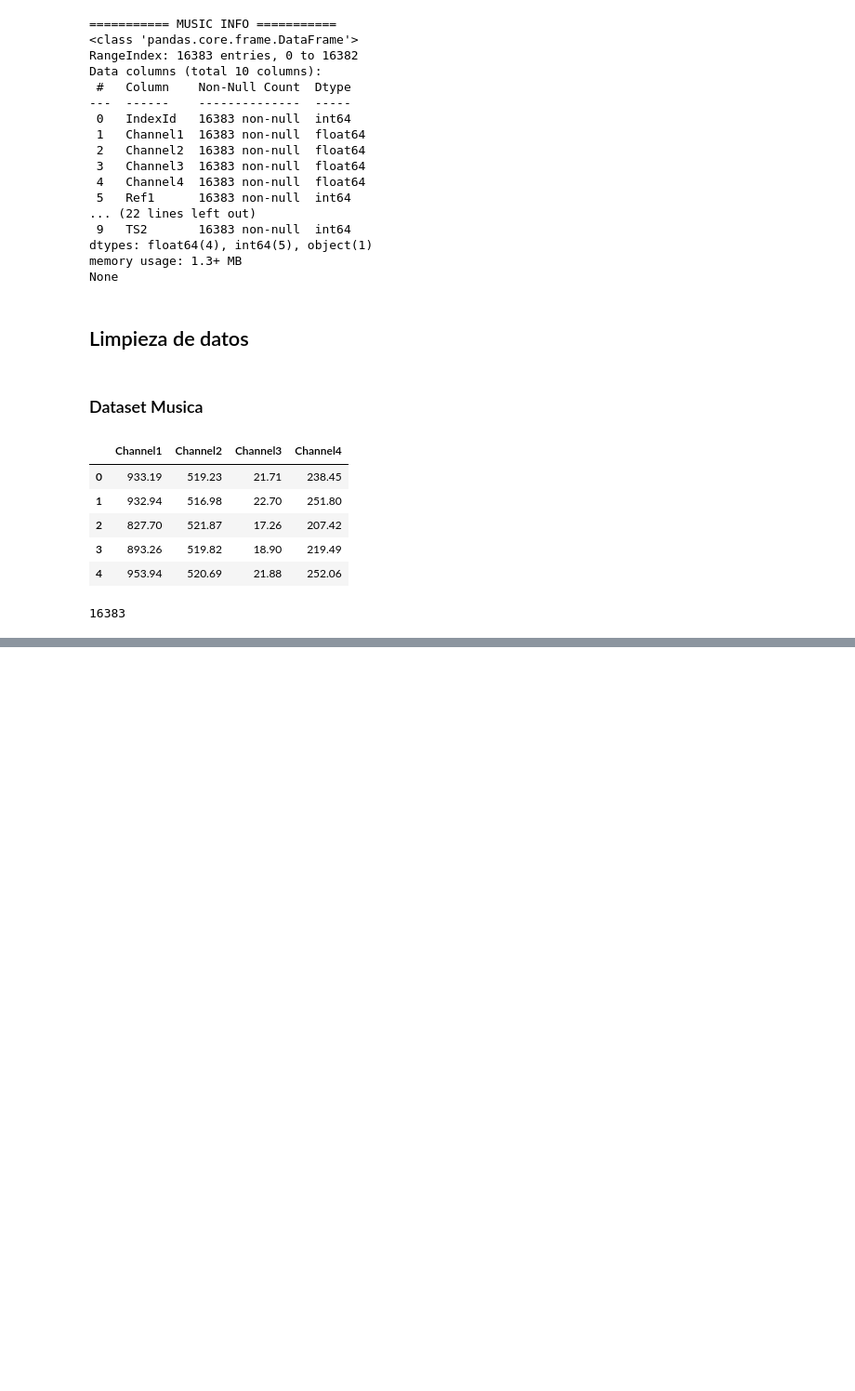
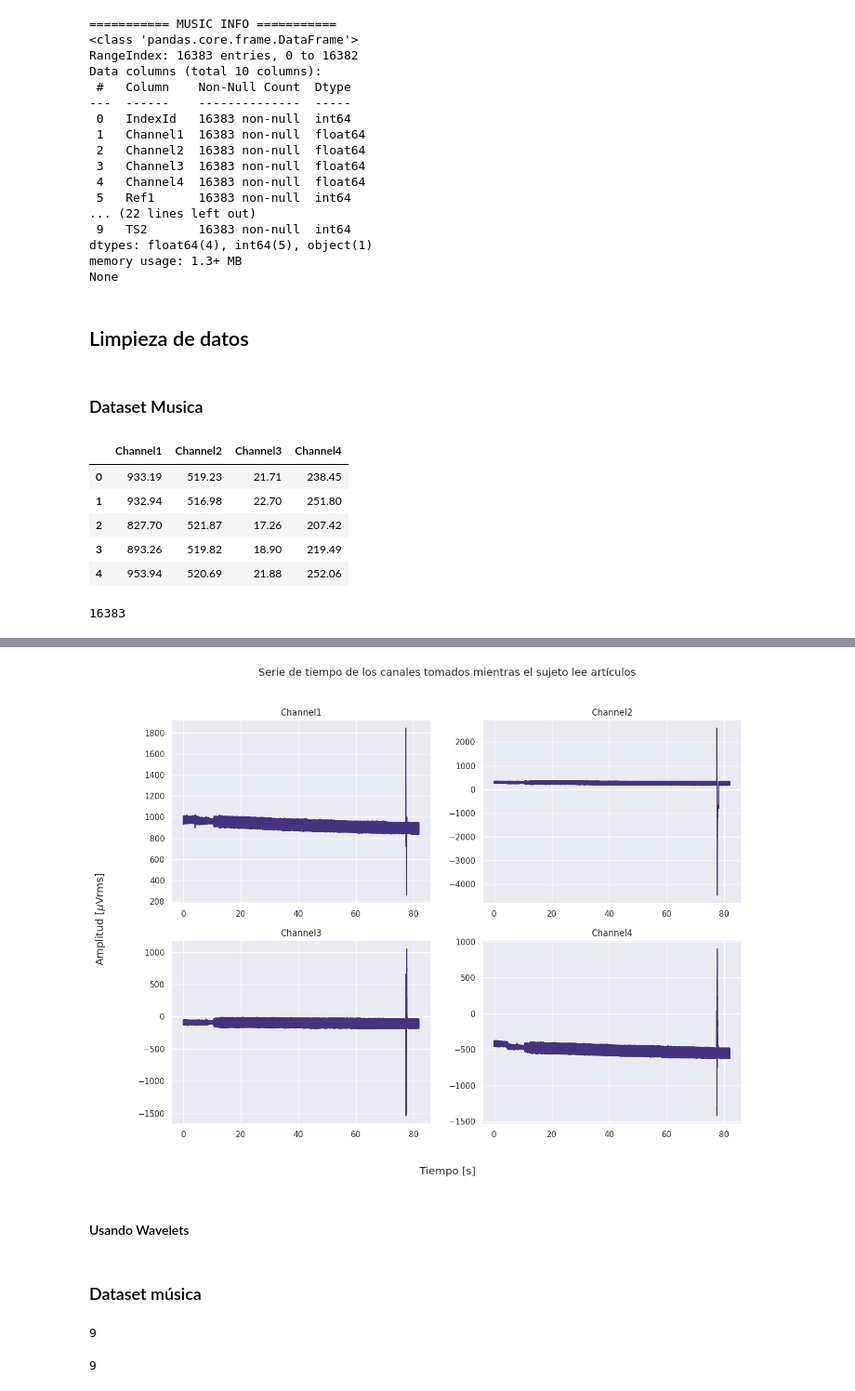
Before and after one commit to CrisCL20/Proyecto---INF405, a Jupyter notebook: Proyecto_INF405.ipynb, the cells around one changed output, grey strips where cells are left out. Shown at 93% size. Drawn from its saved outputs; the diff is of its cells as text; code cells hidden in the pictures; blank space fills up the shorter version.

```diff
--- a/Proyecto_INF405.ipynb
+++ b/Proyecto_INF405.ipynb
@@ -261,3 +60,0 @@ close_up(channels_rec_mus, 250, Tmax=T)
-# %%
-df_reading = df_reading.drop(labels=["IndexId","Ref1","Ref2","Ref3","TS1","TS2"],axis=1)
-df_reading.head()
@@ -396,0 +89,9 @@ df.tail()
+# %%
+channels = [df_reading[f"Channel{i}"] for i in range(1,5)]
+plot_channels(channels=channels, t= t_read, title="Serie de tiempo de los canales tomados mientras el sujeto lee artículos")
+# %% [output]
+[figure, added]
+# %% [markdown]
+#### Usando Wavelets
+# %% [markdown]
+### Dataset música
@@ -396,0 +109,11 @@ df.tail()
+# %%
+#Obtener coeficientes
+coef_mus = get_coefs(channels_mus)
+coef_read = get_coefs(channels_read)
+len(coef_mus["CH1"])
+# %% [output]
+9
+# %%
+len(coef_read["CH1"])
+# %% [output]
+9
```
Also changed, not shown: parts of 55 cells of this notebook.
